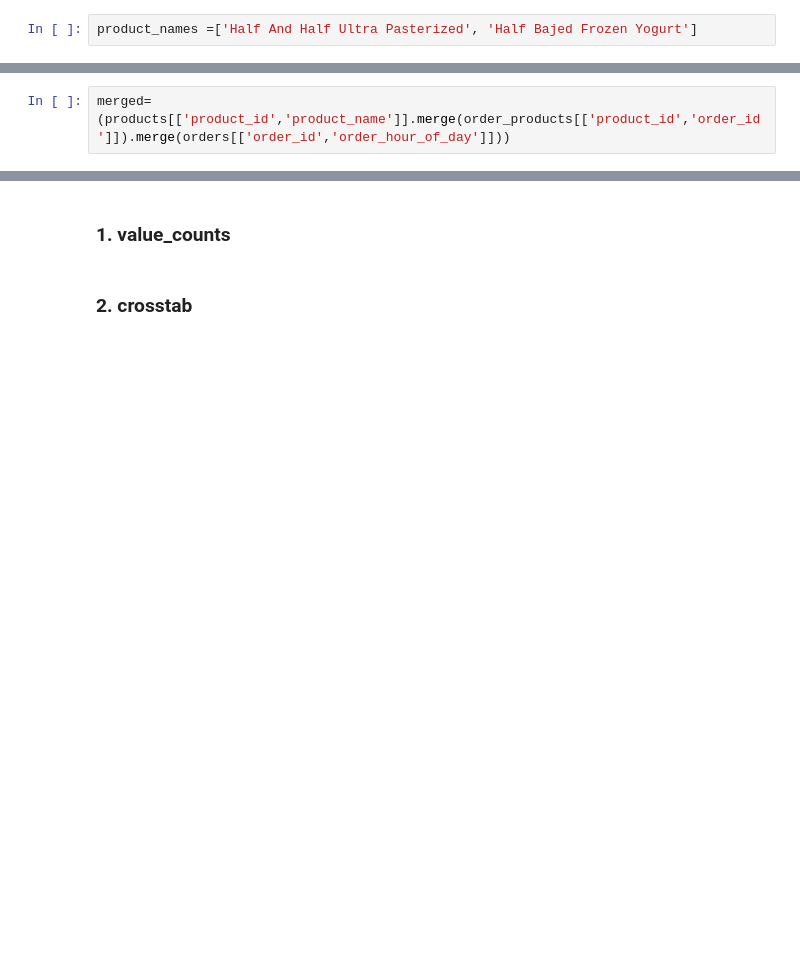
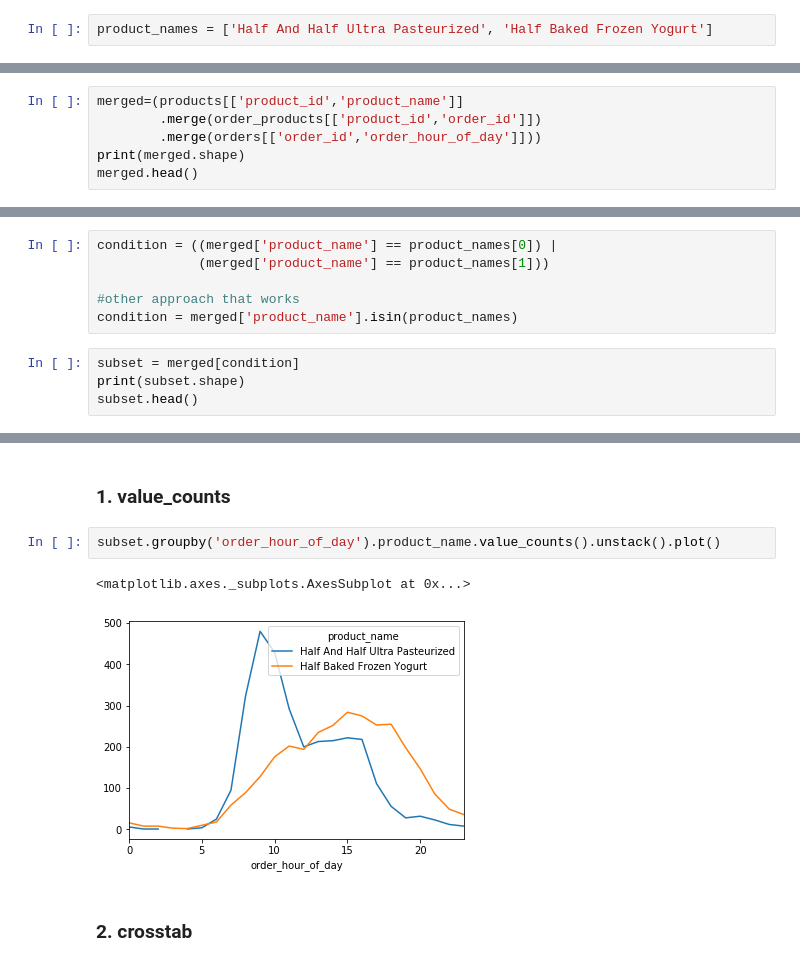
Before and after one commit to alastra32/DS-Unit-1-Sprint-2-Data-Wrangling-and-Storytelling, a Jupyter notebook: module1-join-and-reshape-data/LS_DS_121_Join_and_Reshape_Data.ipynb, the cells around one changed output, grey strips where cells are left out. Cells and saved outputs as stored; diff of their text form; blank space fills up the shorter version.

```diff
--- a/module1-join-and-reshape-data/LS_DS_121_Join_and_Reshape_Data.ipynb
+++ b/module1-join-and-reshape-data/LS_DS_121_Join_and_Reshape_Data.ipynb
@@ -474,7 +525,7 @@ So, given a `product_name` we need to calculate its `order_hour_of_day` pattern.
 
 One challenge of performing a merge on this data is that the `products` and `orders` datasets do not have any common columns that we can merge on. Due to this we will have to use the `order_products` dataset to provide the columns that we will use to perform the merge.
 # %%
-product_names =['Half And Half Ultra Pasterized', 'Half Bajed Frozen Yogurt']
+product_names = ['Half And Half Ultra Pasteurized', 'Half Baked Frozen Yogurt']
 # %%
 products.columns.to_list()
 # %% [output]
@@ -482,2 +537,6 @@ products.columns.to_list()
 # %%
-merged=(products[['product_id','product_name']].merge(order_products[['product_id','order_id']]).merge(orders[['order_id','order_hour_of_day']]))
+merged=(products[['product_id','product_name']]
+        .merge(order_products[['product_id','order_id']])
+        .merge(orders[['order_id','order_hour_of_day']]))
+print(merged.shape)
+merged.head()
@@ -483,0 +551,10 @@ merged=(products[['product_id','product_name']].merge(order_products[['product_i
+# %%
+condition = ((merged['product_name'] == product_names[0]) |
+             (merged['product_name'] == product_names[1]))
+
+#other approach that works
+condition = merged['product_name'].isin(product_names)
+# %%
+subset = merged[condition]
+print(subset.shape)
+subset.head()
@@ -485,5 +570,10 @@ merged=(products[['product_id','product_name']].merge(order_products[['product_i
 ## 4 ways to reshape and plot
 # %% [markdown]
 ### 1. value_counts
+# %%
+subset.groupby('order_hour_of_day').product_name.value_counts().unstack().plot()
+# %% [output]
+<matplotlib.axes._subplots.AxesSubplot at 0x...>
+[figure, added]
 # %% [markdown]
 ### 2. crosstab
```
Also changed, not shown: parts of 23 cells of this notebook.
